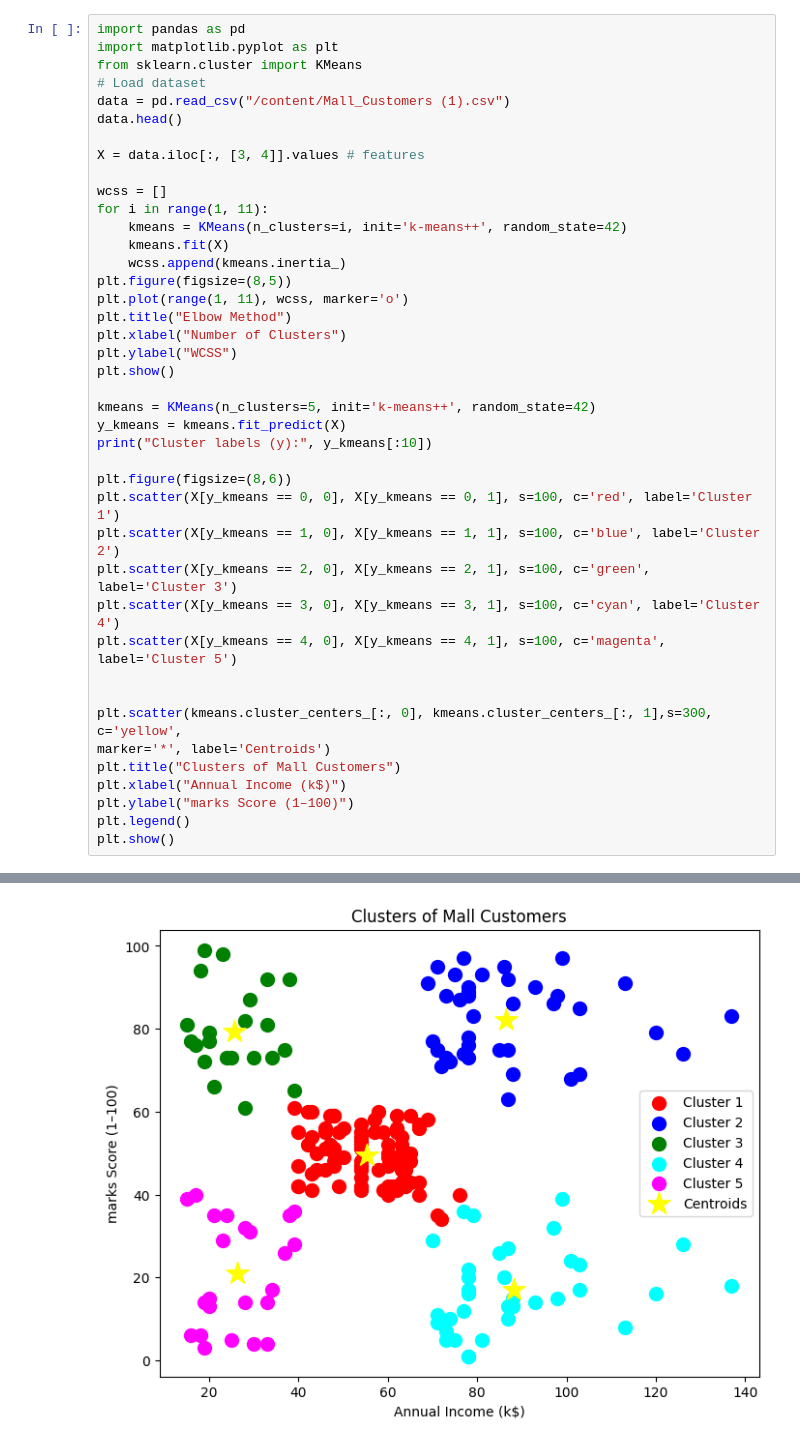
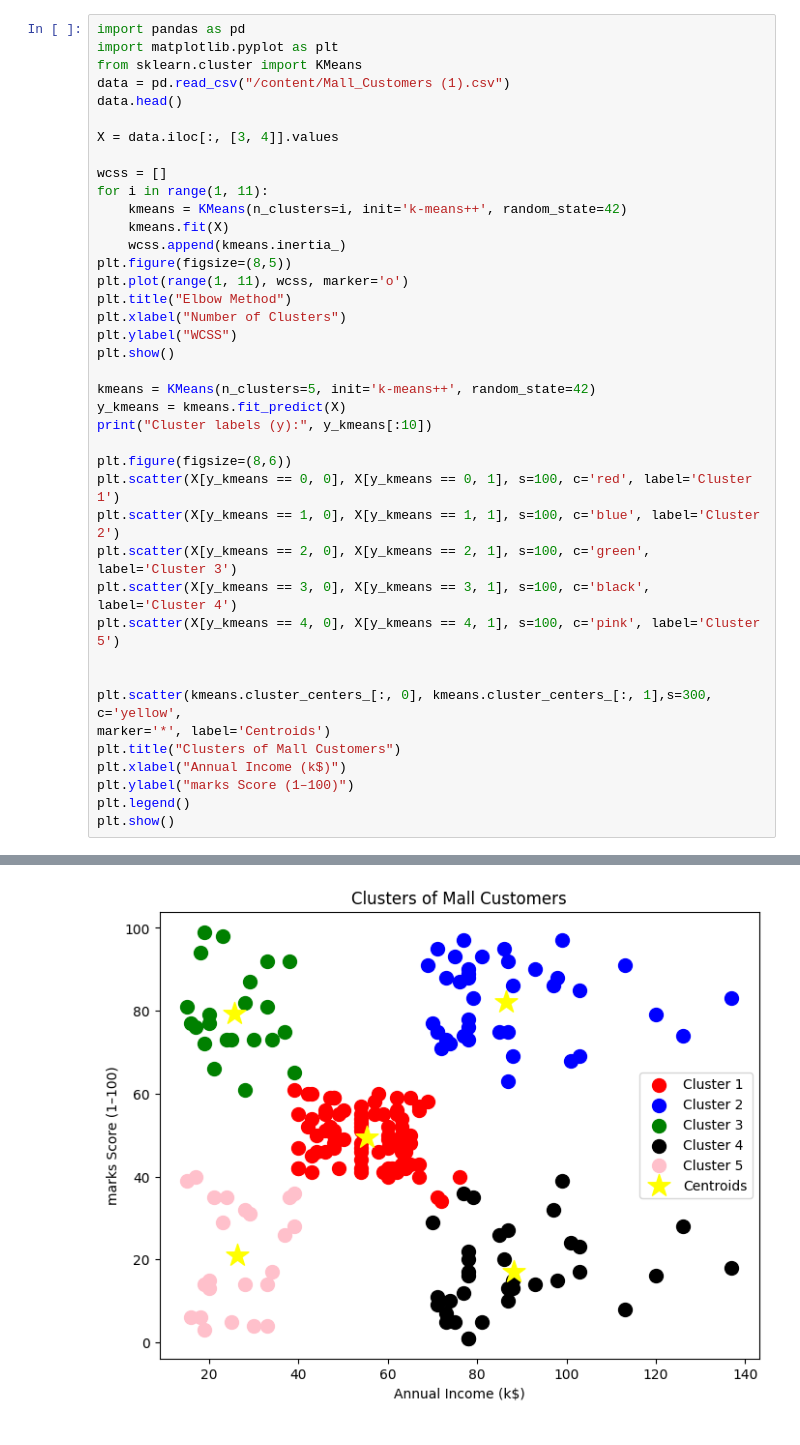
Before and after one commit to jyoti2492006/jyoti, a Jupyter notebook: Untitled8.ipynb, the cells around one changed output, grey strips where cells are left out. Drawn from its saved outputs; the diff is of its cells as text.

```diff
--- a/Untitled8.ipynb
+++ b/Untitled8.ipynb
@@ -4,44 +4,43 @@
 import pandas as pd
 import matplotlib.pyplot as plt
 from sklearn.cluster import KMeans
-# Load dataset
 data = pd.read_csv("/content/Mall_Customers (1).csv")
 data.head()
 
-X = data.iloc[:, [3, 4]].values # features
+X = data.iloc[:, [3, 4]].values
 
 wcss = []
 for i in range(1, 11):
     kmeans = KMeans(n_clusters=i, init='k-means++', random_state=42)
     kmeans.fit(X)
     wcss.append(kmeans.inertia_)
 plt.figure(figsize=(8,5))
 plt.plot(range(1, 11), wcss, marker='o')
 plt.title("Elbow Method")
 plt.xlabel("Number of Clusters")
 plt.ylabel("WCSS")
 plt.show()
 
 kmeans = KMeans(n_clusters=5, init='k-means++', random_state=42)
 y_kmeans = kmeans.fit_predict(X)
 print("Cluster labels (y):", y_kmeans[:10])
 
 plt.figure(figsize=(8,6))
 plt.scatter(X[y_kmeans == 0, 0], X[y_kmeans == 0, 1], s=100, c='red', label='Cluster 1')
 plt.scatter(X[y_kmeans == 1, 0], X[y_kmeans == 1, 1], s=100, c='blue', label='Cluster 2')
 plt.scatter(X[y_kmeans == 2, 0], X[y_kmeans == 2, 1], s=100, c='green', label='Cluster 3')
-plt.scatter(X[y_kmeans == 3, 0], X[y_kmeans == 3, 1], s=100, c='cyan', label='Cluster 4')
-plt.scatter(X[y_kmeans == 4, 0], X[y_kmeans == 4, 1], s=100, c='magenta', label='Cluster 5')
+plt.scatter(X[y_kmeans == 3, 0], X[y_kmeans == 3, 1], s=100, c='black', label='Cluster 4')
+plt.scatter(X[y_kmeans == 4, 0], X[y_kmeans == 4, 1], s=100, c='pink', label='Cluster 5')
 
 
 plt.scatter(kmeans.cluster_centers_[:, 0], kmeans.cluster_centers_[:, 1],s=300, c='yellow',
 marker='*', label='Centroids')
 plt.title("Clusters of Mall Customers")
 plt.xlabel("Annual Income (k$)")
 plt.ylabel("marks Score (1–100)")
 plt.legend()
 plt.show()
 # %% [output]
 [figure]
 Cluster labels (y): [4 2 4 2 4 2 4 2 4 2]
-[figure, old version]
+[figure, new version]
```
